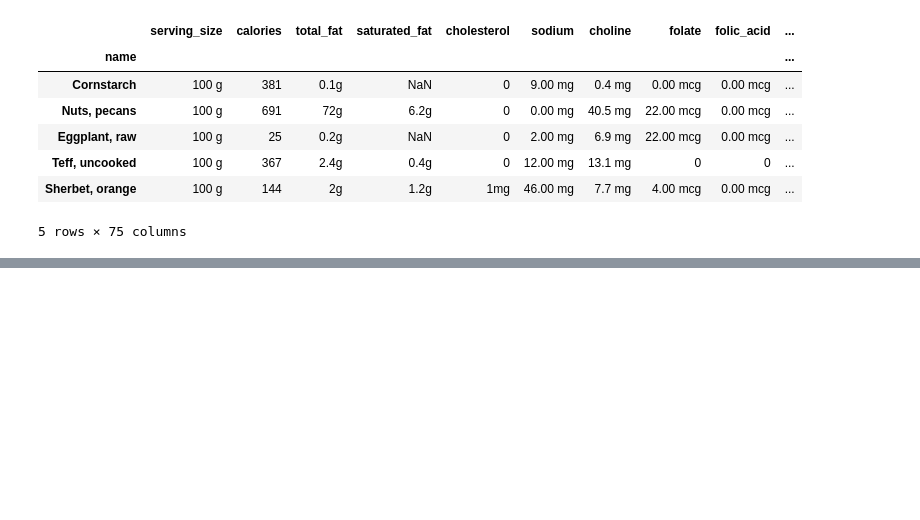
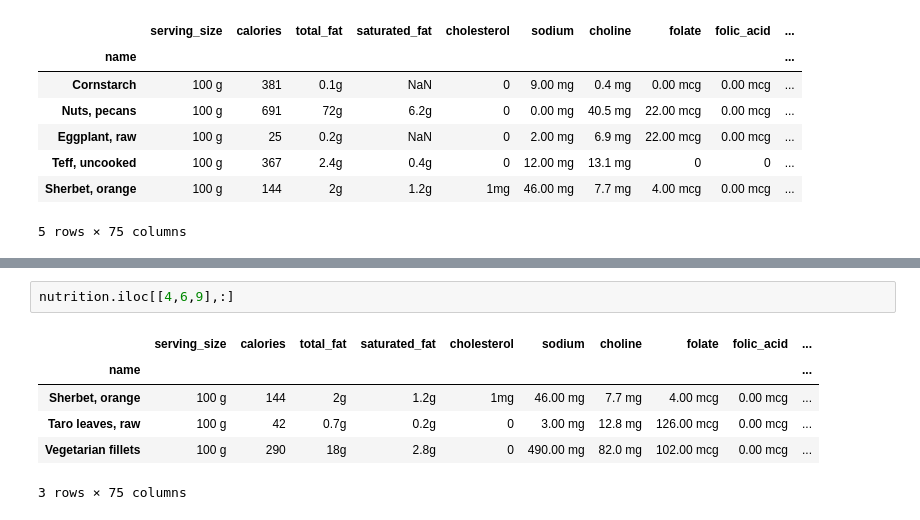
Before and after one commit to kprashant49/Projects, a Jupyter notebook: misc_projects/pandas_lecture_practice.ipynb, the cells around one changed output, grey strips where cells are left out. Drawn from its saved outputs; the diff is of its cells as text; blank space fills up the shorter version.

```diff
--- a/misc_projects/pandas_lecture_practice.ipynb
+++ b/misc_projects/pandas_lecture_practice.ipynb
@@ -2975,0 +3106,9 @@ nutrition.head()
+# %%
+nutrition.iloc[[4,6,9],:]
+# %% [output]
+|  | serving_size | calories | total_fat | saturated_fat | cholesterol | sodium | choline | folate | folic_acid | ... |
+| name |  |  |  |  |  |  |  |  |  | ... |
+| Sherbet, orange | 100 g | 144 | 2g | 1.2g | 1mg | 46.00 mg | 7.7 mg | 4.00 mcg | 0.00 mcg | ... |
+| Taro leaves, raw | 100 g | 42 | 0.7g | 0.2g | 0 | 3.00 mg | 12.8 mg | 126.00 mcg | 0.00 mcg | ... |
+| Vegetarian fillets | 100 g | 290 | 18g | 2.8g | 0 | 490.00 mg | 82.0 mg | 102.00 mcg | 0.00 mcg | ... |
+3 rows × 75 columns
```
Also changed, not shown: parts of 45 cells of this notebook.
